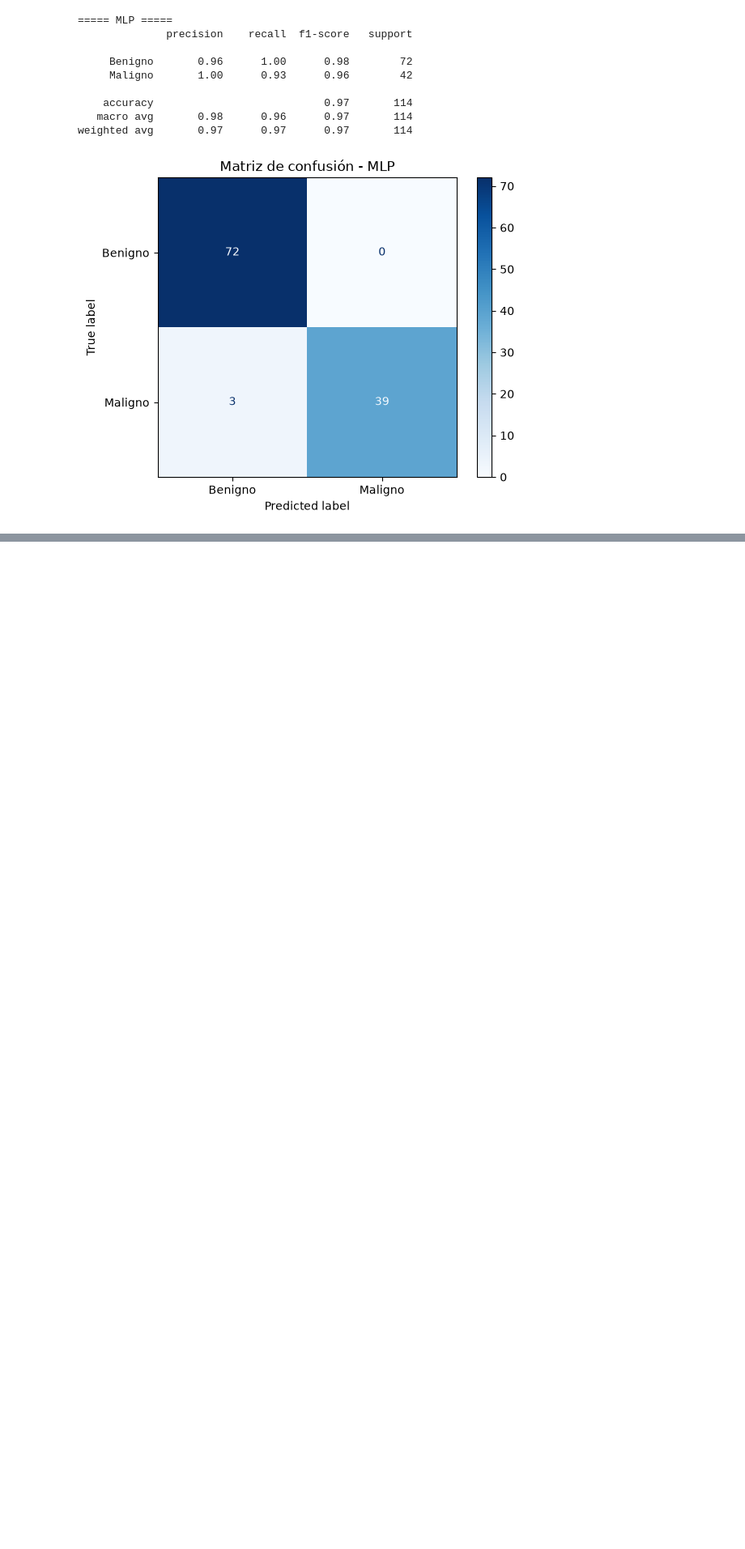
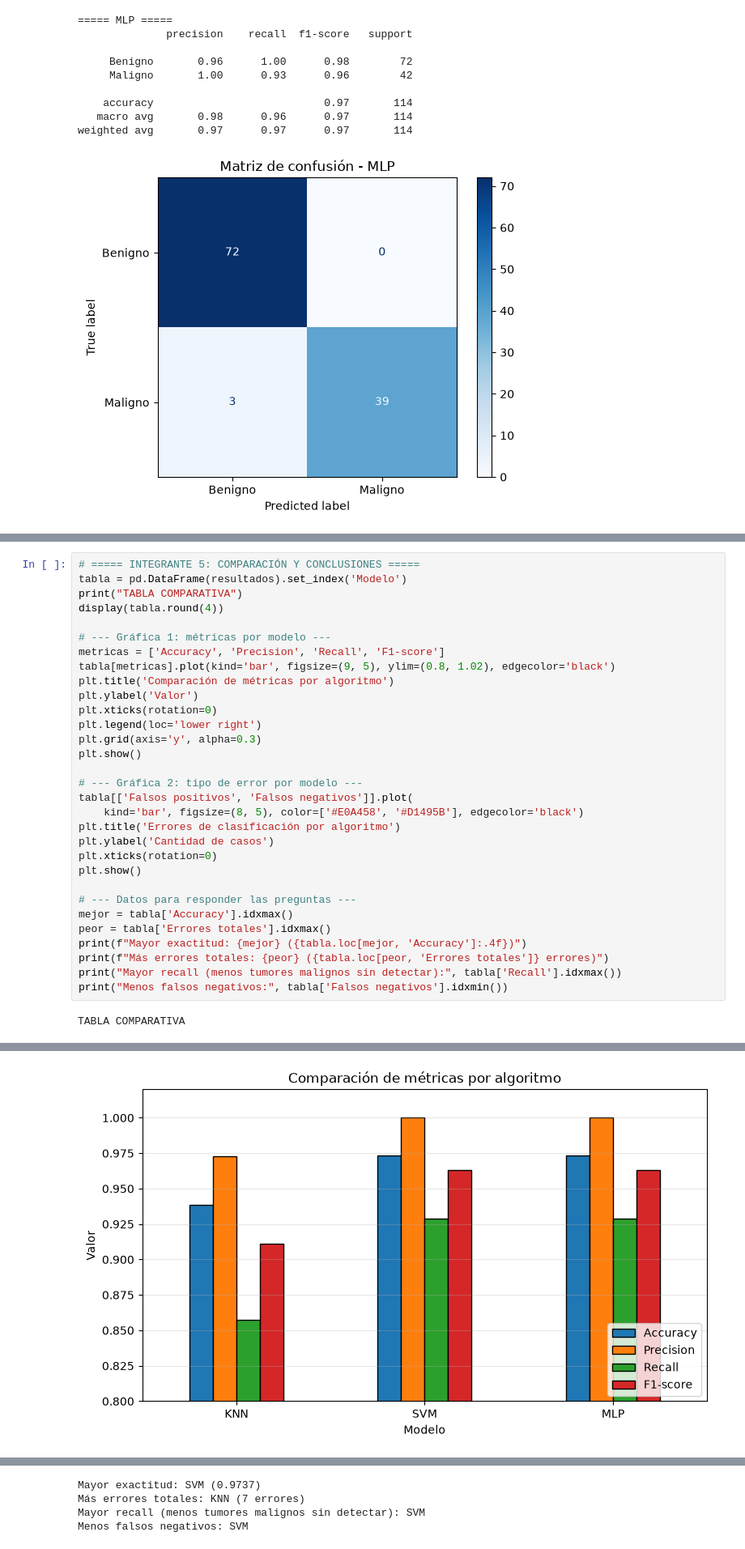
Before and after one commit to antodollparts/supervised-learning-breast-cancer, a Jupyter notebook: notebook.ipynb, the cells around one changed output, grey strips where cells are left out. Shown at 81% size. Cells and saved outputs as stored; diff of their text form; blank space fills up the shorter version.

Commit message:
feat: Se agrega comparación, gráficas y conclusiones - Integrante 5

```diff
--- a/notebook.ipynb
+++ b/notebook.ipynb
@@ -240,0 +258,33 @@ weighted avg       0.97      0.97      0.97       114
+# %%
+# ===== INTEGRANTE 5: COMPARACIÓN Y CONCLUSIONES =====
+tabla = pd.DataFrame(resultados).set_index('Modelo')
+print("TABLA COMPARATIVA")
+display(tabla.round(4))
+
+# --- Gráfica 1: métricas por modelo ---
+metricas = ['Accuracy', 'Precision', 'Recall', 'F1-score']
+tabla[metricas].plot(kind='bar', figsize=(9, 5), ylim=(0.8, 1.02), edgecolor='black')
+plt.title('Comparación de métricas por algoritmo')
+plt.ylabel('Valor')
+plt.xticks(rotation=0)
+plt.legend(loc='lower right')
+plt.grid(axis='y', alpha=0.3)
+plt.show()
+
+# --- Gráfica 2: tipo de error por modelo ---
+tabla[['Falsos positivos', 'Falsos negativos']].plot(
+    kind='bar', figsize=(8, 5), color=['#E0A458', '#D1495B'], edgecolor='black')
+plt.title('Errores de clasificación por algoritmo')
+plt.ylabel('Cantidad de casos')
+plt.xticks(rotation=0)
+plt.show()
+
+# --- Datos para responder las preguntas ---
+mejor = tabla['Accuracy'].idxmax()
+peor = tabla['Errores totales'].idxmax()
+print(f"Mayor exactitud: {mejor} ({tabla.loc[mejor, 'Accuracy']:.4f})")
+print(f"Más errores totales: {peor} ({tabla.loc[peor, 'Errores totales']} errores)")
+print("Mayor recall (menos tumores malignos sin detectar):", tabla['Recall'].idxmax())
+print("Menos falsos negativos:", tabla['Falsos negativos'].idxmin())
+# %% [output]
+TABLA COMPARATIVA
@@ -240,0 +296 @@ weighted avg       0.97      0.97      0.97       114
+[figure, added]
@@ -240,0 +298,4 @@ weighted avg       0.97      0.97      0.97       114
+Mayor exactitud: SVM (0.9737)
+Más errores totales: KNN (7 errores)
+Mayor recall (menos tumores malignos sin detectar): SVM
+Menos falsos negativos: SVM
```
Also changed, not shown: parts of 8 cells of this notebook.
